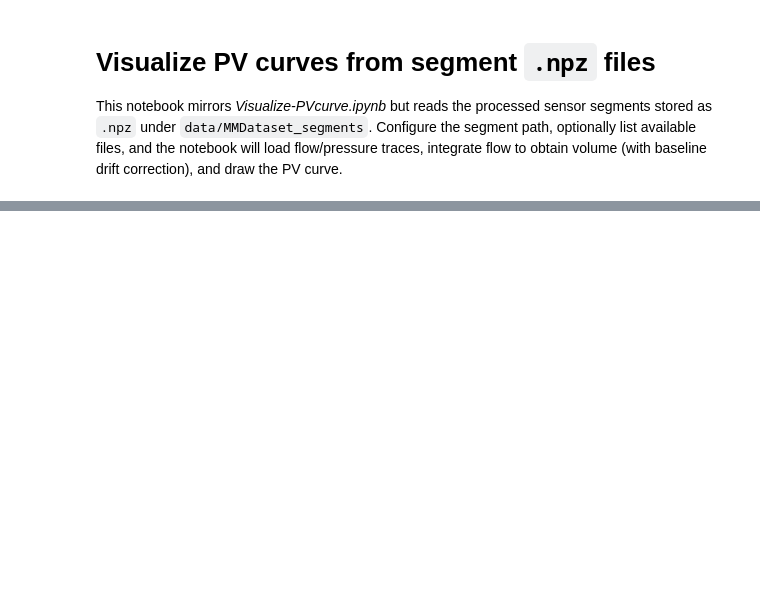
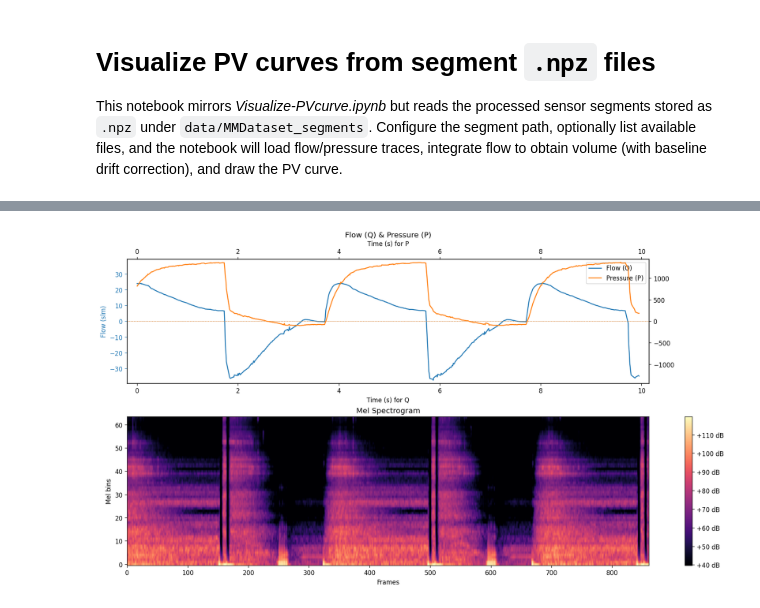
Before and after one commit to vagrant-git/Multimodal-respiratory-sound-classification, a Jupyter notebook: notebooks/Visualize-PVcurve-npz.ipynb, the cells around one changed output, grey strips where cells are left out. Drawn from its saved outputs; the diff is of its cells as text; code cells hidden in the pictures; blank space fills up the shorter version.

```diff
--- a/notebooks/Visualize-PVcurve-npz.ipynb
+++ b/notebooks/Visualize-PVcurve-npz.ipynb
@@ -225,44 +225,107 @@ if audio.ndim == 2:
     else:
         audio_mono = audio.mean(axis=1)
 else:
     audio_mono = audio
 
 audio_tensor = torch.from_numpy(audio_mono).unsqueeze(0)
 
 n_fft = 1024
 hop_length = 256
 n_mels = 64
 
 mel_transform = torchaudio.transforms.MelSpectrogram(
     sample_rate=sr, n_fft=n_fft, hop_length=hop_length, n_mels=n_mels
 )
 db_transform = torchaudio.transforms.AmplitudeToDB(top_db=80)
 
 mel_spec = mel_transform(audio_tensor)
 mel_db = db_transform(mel_spec)[0].numpy()
+import numpy as np
+import matplotlib.pyplot as plt
 
-fig, (ax_q, ax_p, ax_mel) = plt.subplots(1, 3, figsize=(14, 4))
+# 你如果确实有不同的时间轴，就把下面两个变量换成各自的时间数组：
+# t_q = relative_time_s_q
+# t_p = relative_time_s_p
+t_q = relative_time_s          # Q 的时间轴
+t_p = relative_time_s          # P 的时间轴（如果和 Q 不同就改成你自己的）
 
-ax_q.plot(relative_time_s, window[flow_col], color='tab:blue', linewidth=1.5)
+q = window[flow_col].to_numpy()
+p = window[press_col].to_numpy()
+
+def auto_xlim(t, pad=0.02):
+    t = np.asarray(t)
+    tmin, tmax = np.nanmin(t), np.nanmax(t)
+    span = tmax - tmin
+    if not np.isfinite(span) or span == 0:
+        return (tmin - 1, tmax + 1)
+    return (tmin - pad * span, tmax + pad * span)
+
+fig, (ax_q, ax_mel) = plt.subplots(
+    2, 1, figsize=(14, 8),
+    gridspec_kw={"height_ratios": [1.0, 1.2]},
+    constrained_layout=True
+)
+
+# ===== 第1行：Q + P 同图，但不同 X 轴 =====
+# Q：左 y + 底部 x
+ax_q.plot(t_q, q, color='tab:blue', linewidth=1.5, label='Flow (Q)')
 ax_q.axhline(0.0, color='tab:blue', linestyle='--', linewidth=0.5)
-ax_q.set_title('Flow (Q)')
-ax_q.set_xlabel('Time (s)')
-ax_q.set_ylabel('Flow (slm)')
+ax_q.set_title('Flow (Q) & Pressure (P)')
+ax_q.set_xlabel('Time (s) for Q')
+ax_q.set_ylabel('Flow (slm)', color='tab:blue')
+ax_q.tick_params(axis='y', colors='tab:blue')
 
-ax_p.plot(relative_time_s, window[press_col], color='tab:orange', linewidth=1.5)
+# Q 的 xlim（底部 x）
+ax_q.set_xlim(*auto_xlim(t_q))
+
+# P：右 y + 顶部 x（独立于 Q 的 x）
+ax_p_right = ax_q.twinx()      # 先拿到右侧 y 轴
+ax_p = ax_p_right.twiny()      # 再生成顶部 x 轴（与 Q 的 x 独立）
+
+# 让 ax_p 覆盖在 ax_q 上（一般 twiny 会自动对齐，这里更稳）
+ax_p.set_position(ax_q.get_position())
+
+ax_p.plot(t_p, p, color='tab:orange', linewidth=1.5, label='Pressure (P)')
 ax_p.axhline(0.0, color='tab:orange', linestyle='--', linewidth=0.5)
-ax_p.set_title('Pressure (P)')
-ax_p.set_xlabel('Time (s)')
-ax_p.set_ylabel('Pressure (Pa)')
 
+ax_p.set_xlabel('Time (s) for P')
+ax_p.xaxis.set_label_position('top')
+ax_p.xaxis.set_ticks_position('top')
+
+ax_p.set_ylabel('Pressure (Pa)', color='tab:orange')
+ax_p.yaxis.set_label_position('right')
+ax_p.yaxis.set_ticks_position('right')
+ax_p.tick_params(axis='y', colors='tab:orange')
+
+# P 的 xlim（顶部 x）
+ax_p.set_xlim(*auto_xlim(t_p))
+
+# “尽量差不多高”：各自用对称 y 轴范围
+q_lim = 1.05 * np.nanmax(np.abs(q)) if np.nanmax(np.abs(q)) > 0 else 1.0
+p_lim = 1.05 * np.nanmax(np.abs(p)) if np.nanmax(np.abs(p)) > 0 else 1.0
+ax_q.set_ylim(-q_lim, q_lim)
+ax_p.set_ylim(-p_lim, p_lim)
+
+# 图例（把两条线都放进去）
+lines = ax_q.get_lines() + ax_p.get_lines()
+labels = [l.get_label() for l in lines]
+ax_q.legend(lines, labels, loc='upper right')
+
+# ===== 第2行：Mel =====
 im = ax_mel.imshow(mel_db, origin='lower', aspect='auto', cmap='magma')
 ax_mel.set_title('Mel Spectrogram')
 ax_mel.set_xlabel('Frames')
 ax_mel.set_ylabel('Mel bins')
-fig.colorbar(im, ax=ax_mel, format='%+2.0f dB')
 
-fig.tight_layout()
+# Mel 的 xlim（按帧数）
+n_frames = mel_db.shape[1]
+ax_mel.set_xlim(0, max(0, n_frames - 1))
+
+fig.colorbar(im, ax=ax_mel, format='%+2.0f dB', fraction=0.046, pad=0.02)
+
 plt.show()
+# %% [output]
+[figure, added]
 # %%
 # --- FFT over a directory; P & Q on separate subplots ---
 
```
Also changed, not shown: parts of 2 cells of this notebook, 4 other files.
